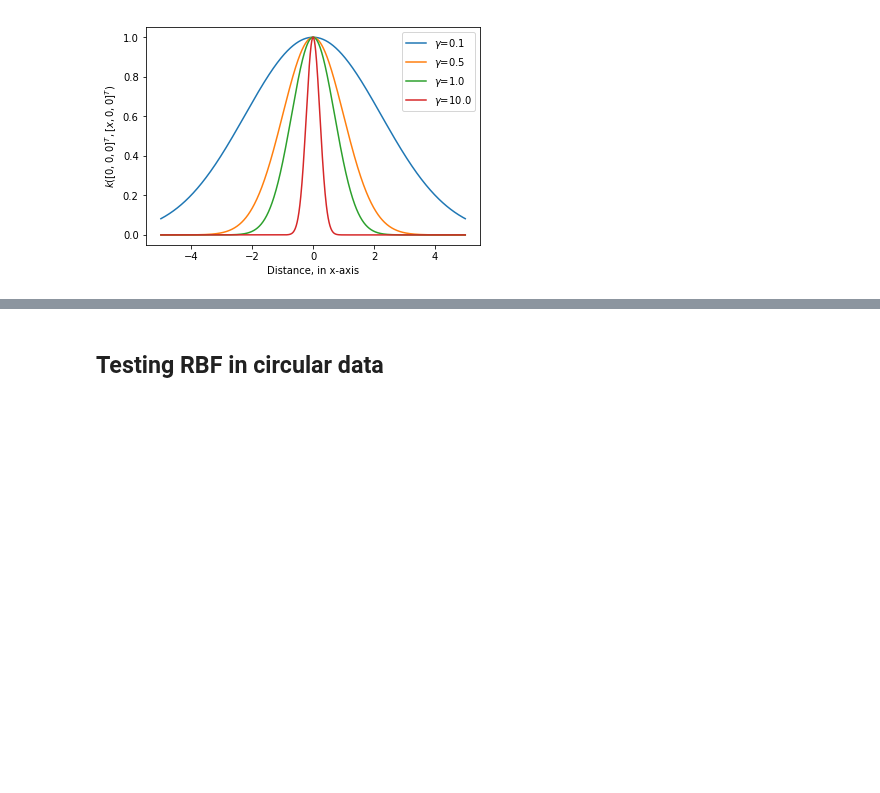
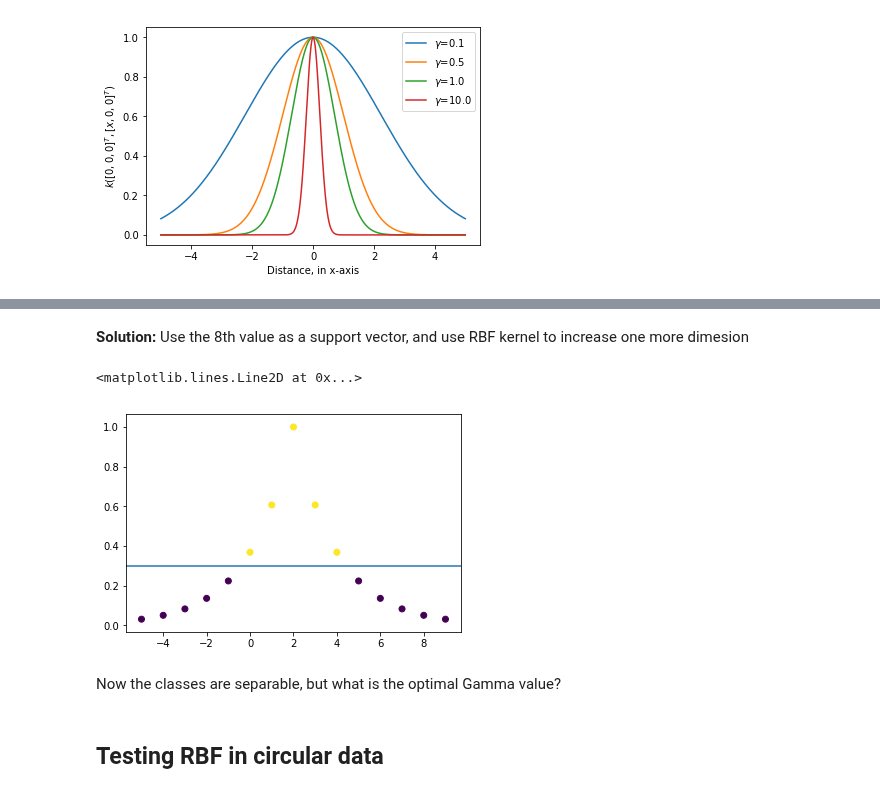
Before and after one commit to pevalisuo/AML, a Jupyter notebook: ICAT3190_Module5_SupervisedMachineLearning.ipynb, the cells around one changed output, grey strips where cells are left out. Drawn from its saved outputs; the diff is of its cells as text; code cells hidden in the pictures; blank space fills up the shorter version.

```diff
--- a/ICAT3190_Module5_SupervisedMachineLearning.ipynb
+++ b/ICAT3190_Module5_SupervisedMachineLearning.ipynb
@@ -550,3 +559,26 @@ Text(0,0.5,'$k([0,0,0]^T, [x,0,0]^T)$')
+# %% [markdown]
+**Solution:** Use the 8th value as a support vector, and use RBF kernel to increase one more dimesion
+# %%
+# Import norm, which calculates || p1- p2 ||^2
+from scipy.linalg import norm
+
+# Define the RBF function
+def rbf(p1, p2, gamma):
+    return np.exp(-gamma*norm(p1-p2))
+
+# Calculate the kernel value for all data points
+for i in range(len(x1)):
+    x2[i]=rbf(x1[7], x1[i], 0.5)
+
+plt.scatter(x1,x2,c=ytest)
+
+# Mark almost optimal decision boundary as horizontal line
+plt.axhline(0.3)
+# %% [output]
+<matplotlib.lines.Line2D at 0x...>
+[figure, added]
+# %% [markdown]
+Now the classes are separable, but what is the optimal Gamma value?
 # %% [markdown]
 ## Testing RBF in circular data
 # %%
```
Also changed, not shown: parts of 29 cells of this notebook.
